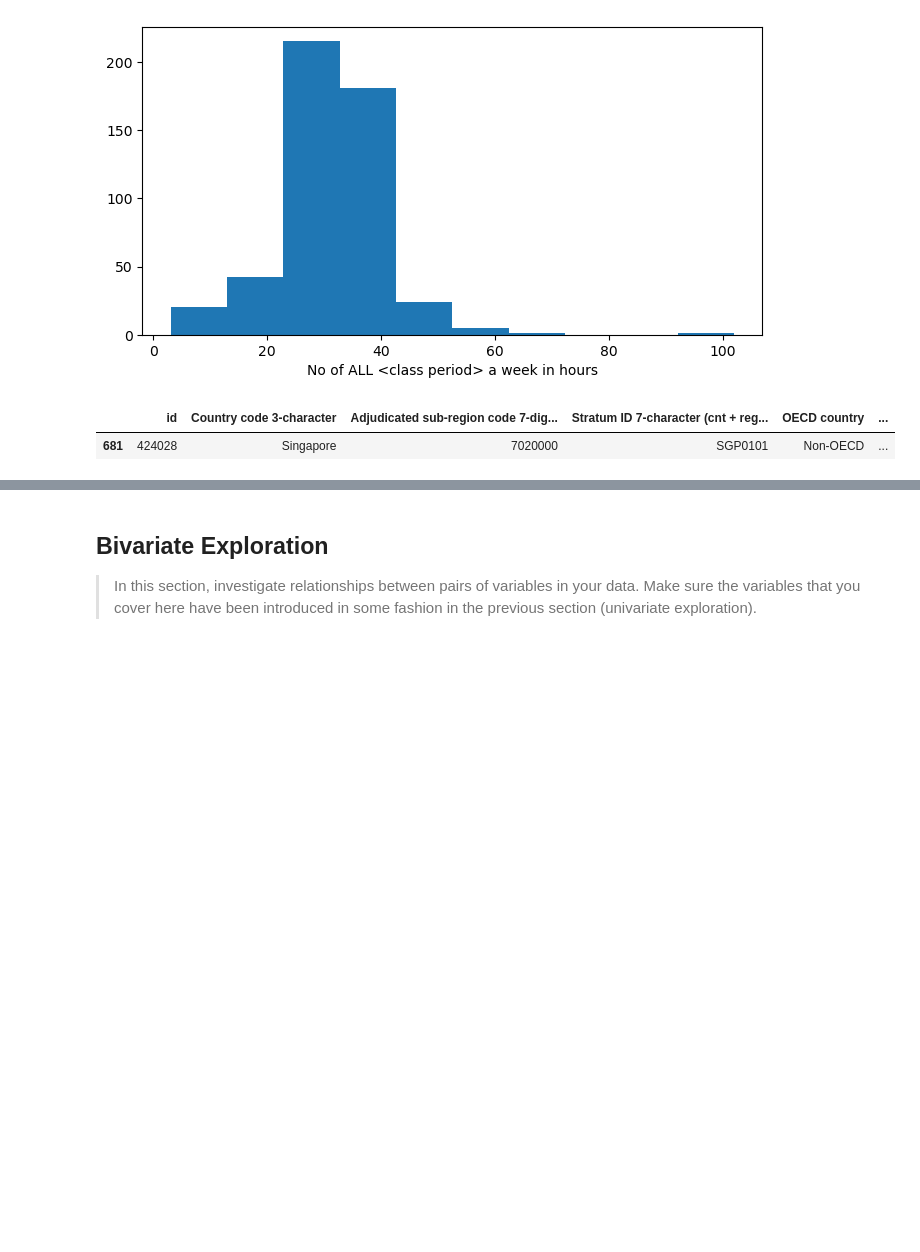
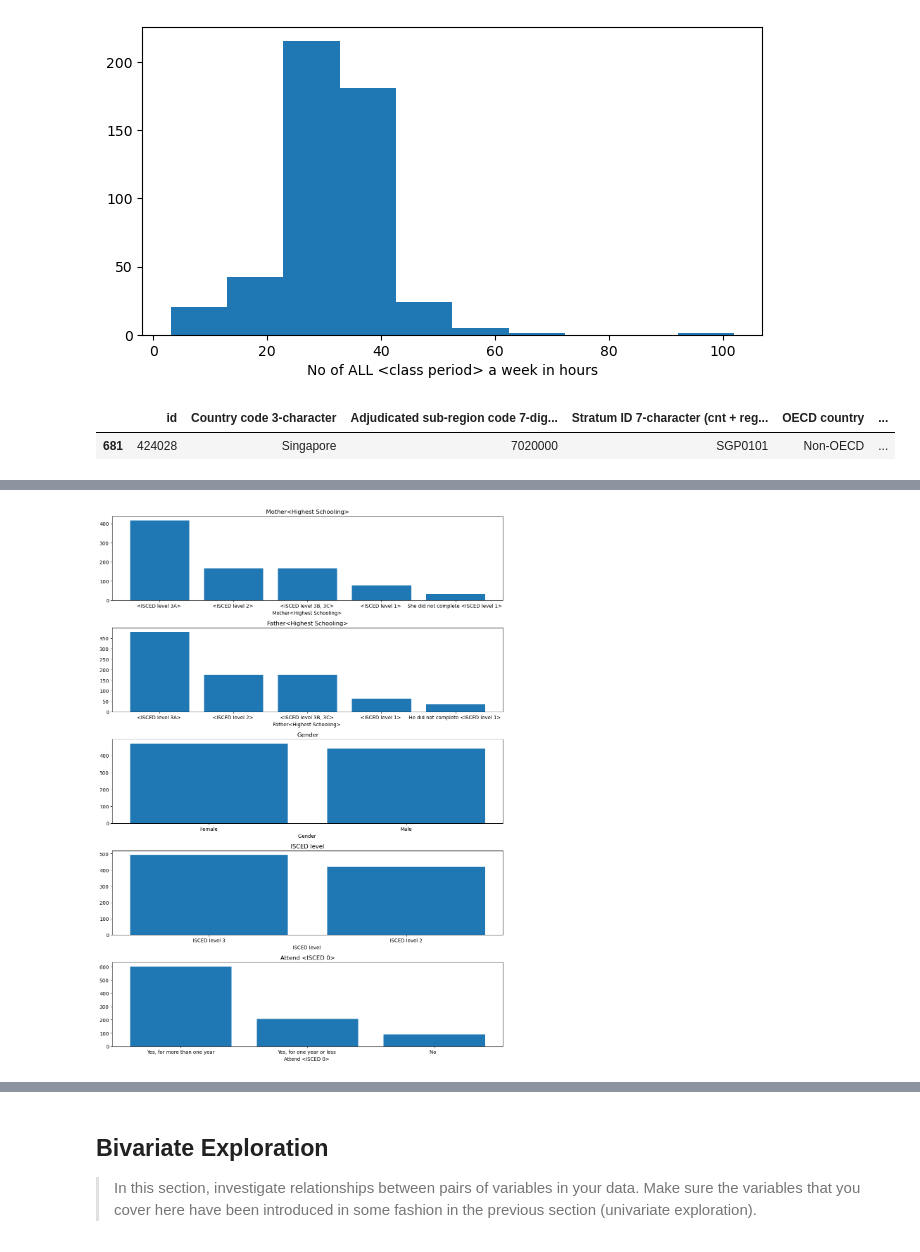
Before and after one commit to henanhasan/visualization_project, a Jupyter notebook: Part_I_exploration.ipynb, the cells around one changed output, grey strips where cells are left out. Drawn from its saved outputs; the diff is of its cells as text; code cells hidden in the pictures; blank space fills up the shorter version.

Commit message:
multivariate exploration starts

```diff
--- a/Part_I_exploration.ipynb
+++ b/Part_I_exploration.ipynb
@@ -403,0 +402,21 @@ plt.show();
+# %%
+# let's start with the major schoolwise facts that may contribute, student-teacher relation, any Tuancy in respect of time and type, number of classes in hours, and grade repition.
+
+fig, ax = plt.subplots(nrows=5, figsize=[12, 16])
+
+variables = ['Mother<Highest Schooling>',
+             'Father<Highest Schooling>',
+             'Gender',
+             'ISCED level',
+             'Attend <ISCED 0>']
+
+for i, var in enumerate(variables):
+    ax[i].bar(x=outliers_gone[var].value_counts().index,
+              height=outliers_gone[var].value_counts().values)
+    ax[i].set_xlabel('{} '.format(var))
+    ax[i].set_title(var)
+
+plt.tight_layout()
+plt.show();
+# %% [output]
+[figure, added]
```
Also changed, not shown: parts of 16 cells of this notebook, 1 other file.
